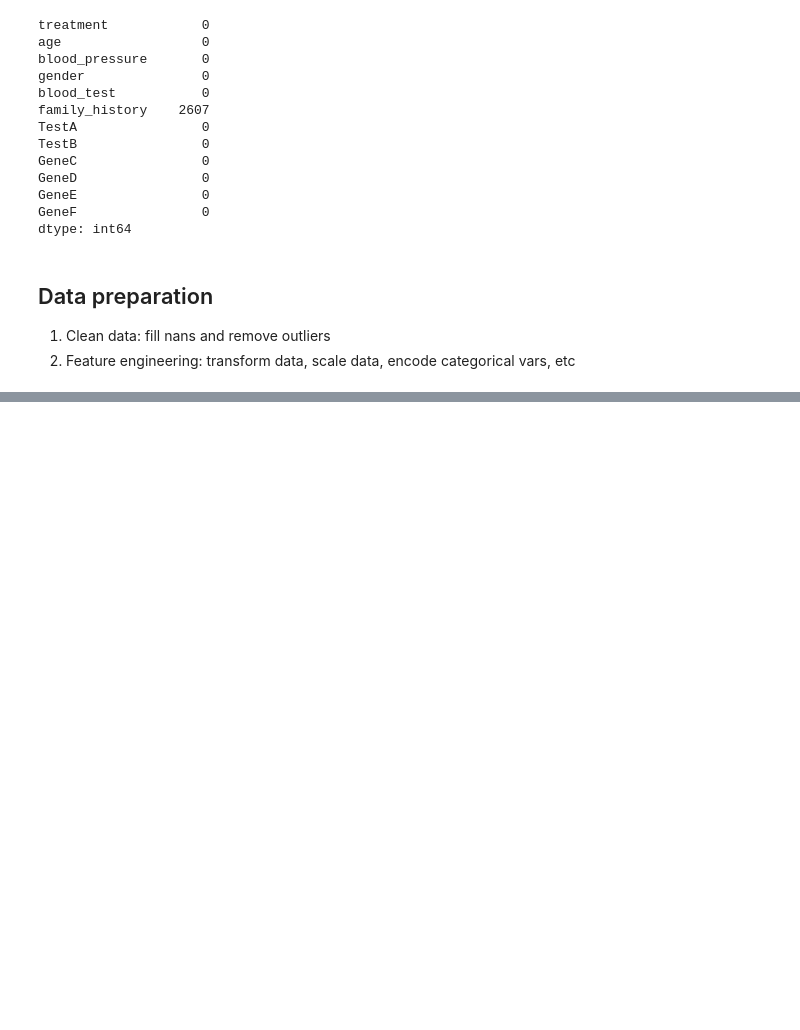
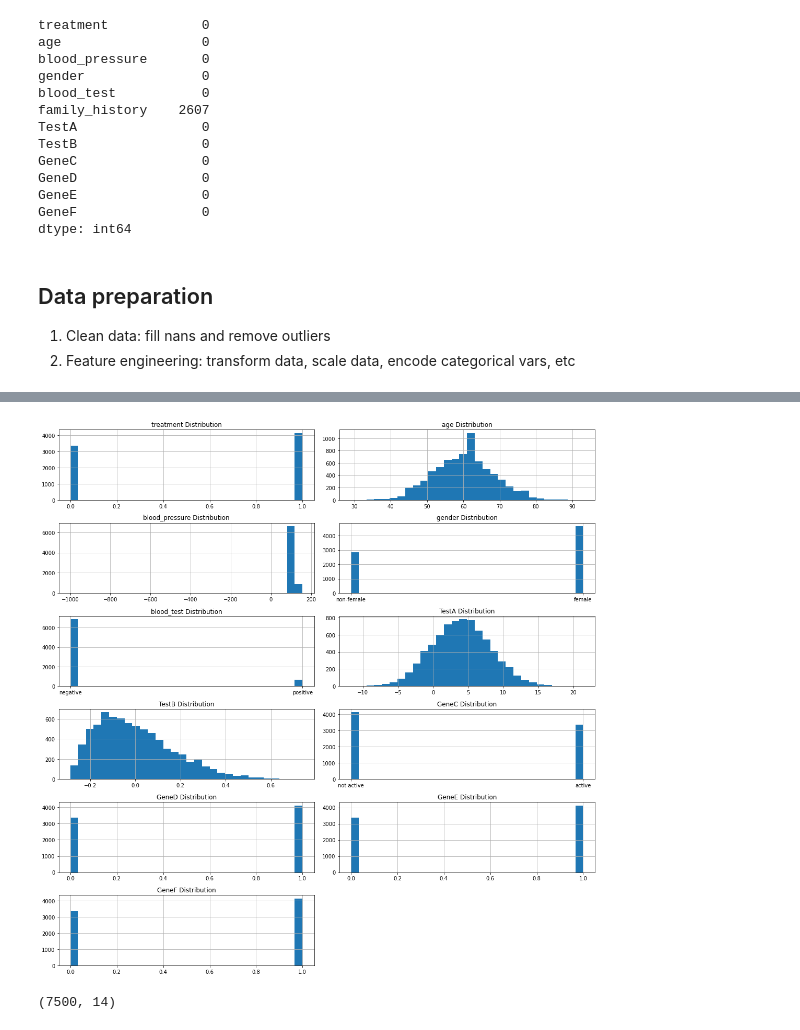
Before and after one commit to EricaXia/spr_2021, a Jupyter notebook: dsci552/problem_sets/ps_2.ipynb, the cells around one changed output, grey strips where cells are left out. Cells and saved outputs as stored; diff of their text form; code cells hidden in the pictures; blank space fills up the shorter version.

```diff
--- a/dsci552/problem_sets/ps_2.ipynb
+++ b/dsci552/problem_sets/ps_2.ipynb
@@ -123,3 +123,6 @@ dtype: int64
 ## Data preparation
 1. Clean data: fill nans and remove outliers
 2. Feature engineering: transform data, scale data, encode categorical vars, etc
+# %%
+## rem,ove fam history col
+df.dropna(axis=1, inplace=True)
@@ -125,0 +138,13 @@ dtype: int64
+# %%
+## Exploration
+def make_histograms(dataframe, features, rows, cols):
+    fig = plt.figure(figsize=(15,15))
+    for i, feature in enumerate(features):
+        ax = fig.add_subplot(rows, cols, i+1)
+        dataframe[feature].hist(bins=30, ax=ax)
+        ax.set_title(feature + " Distribution")
+    fig.tight_layout()
+# %%
+make_histograms(df,df.columns,6,2)
+# %% [output]
+[figure, added]
@@ -125,0 +154,16 @@ dtype: int64
+# %%
+## TRANSFORM STEP
+num_pipeline = Pipeline([
+    ('imputer', SimpleImputer(strategy='median'))
+])
+
+
+pipeline = ColumnTransformer([
+    ("numerical", num_pipeline, num_cols),
+    ("categorical", OneHotEncoder(), cat_cols)
+])
+
+arr = pipeline.fit_transform(df)  ### dropped dummy vars
+print(arr.shape) # After outlier removal
+# %% [output]
+(7500, 14)
```
Also changed, not shown: parts of 6 cells of this notebook, 3 other files.
